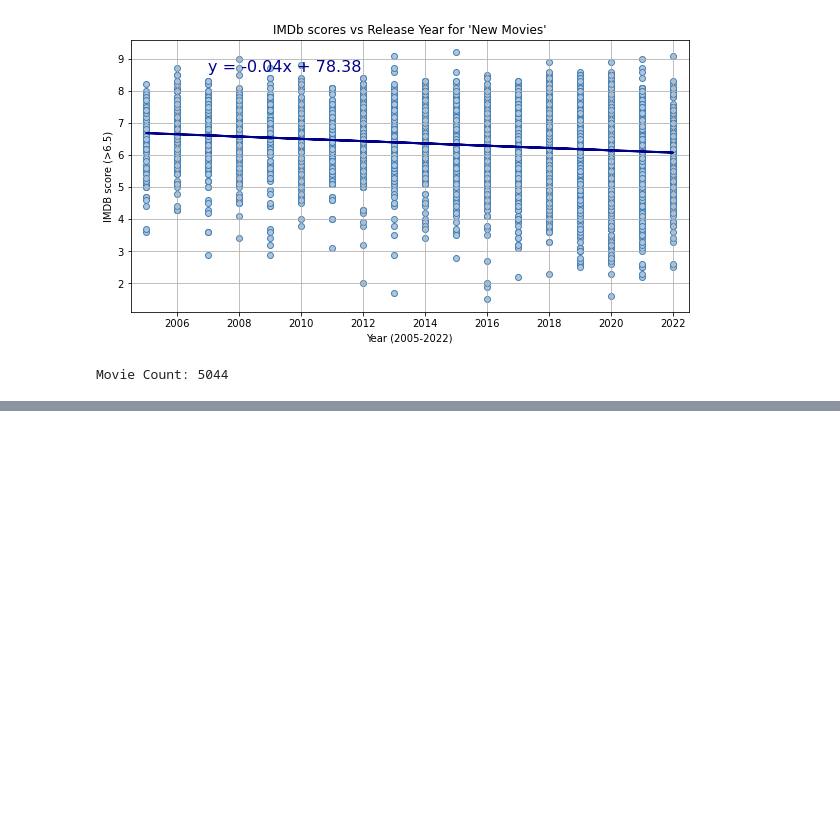
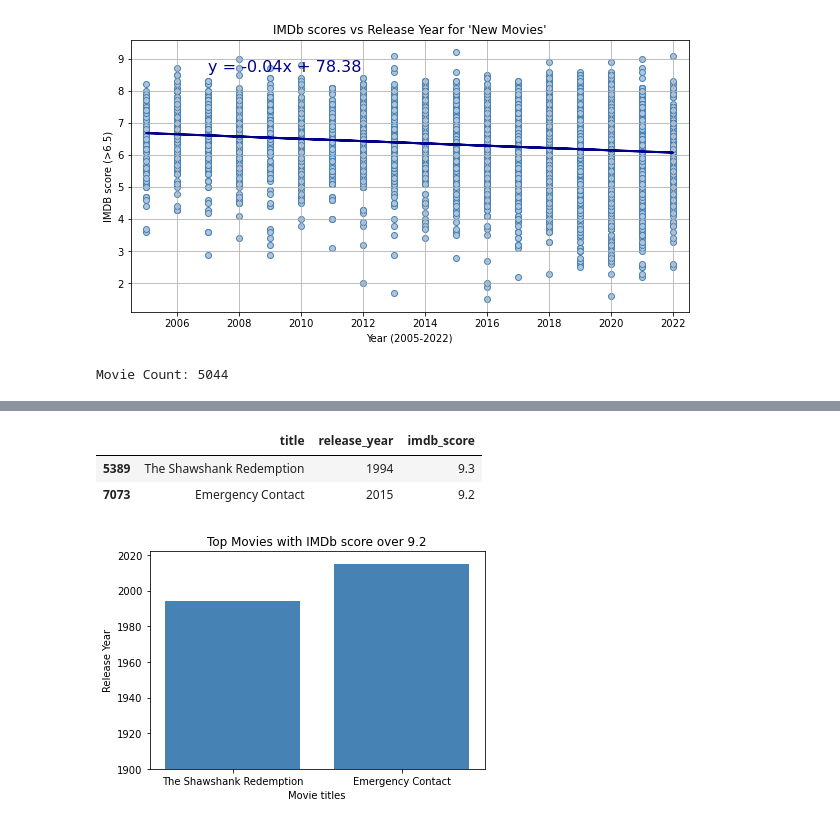
Before and after one commit to thn22/Eclipse__Rodeo2.0, a Jupyter notebook: Visualizations.ipynb, the cells around one changed output, grey strips where cells are left out. Saved outputs shown, nothing was run; the diff lists cells and outputs as text; code cells hidden in the pictures; blank space fills up the shorter version.

```diff
--- a/Visualizations.ipynb
+++ b/Visualizations.ipynb
@@ -478,0 +506,21 @@ Movie Count: 5044
+# %%
+#filter the dataframe for highest rated movies released before and after 2005
+top_movies = filtered_movie.sort_values("imdb_score", ascending=False)
+top_movies = top_movies[["title", "release_year", "imdb_score"]].head(2)
+top_movies
+# %% [output]
+|  | title | release_year | imdb_score |
+| 5389 | The Shawshank Redemption | 1994 | 9.3 |
+| 7073 | Emergency Contact | 2015 | 9.2 |
+# %%
+#Create bar graph to show the highest rated movies released before and after 2005
+plt.bar(top_movies["title"],top_movies["release_year"], color="steelblue")
+plt.title("Top Movies with IMDb score over 9.2")
+plt.xlabel("Movie titles")
+plt.ylabel("Release Year")
+plt.ylim(1900, 2022)
+#plt.tight_layout()
+plt.savefig("Output/old_new_movies.png")
+plt.show()
+# %% [output]
+[figure, added]
```
Also changed, not shown: parts of 10 cells of this notebook, 3 other files.
